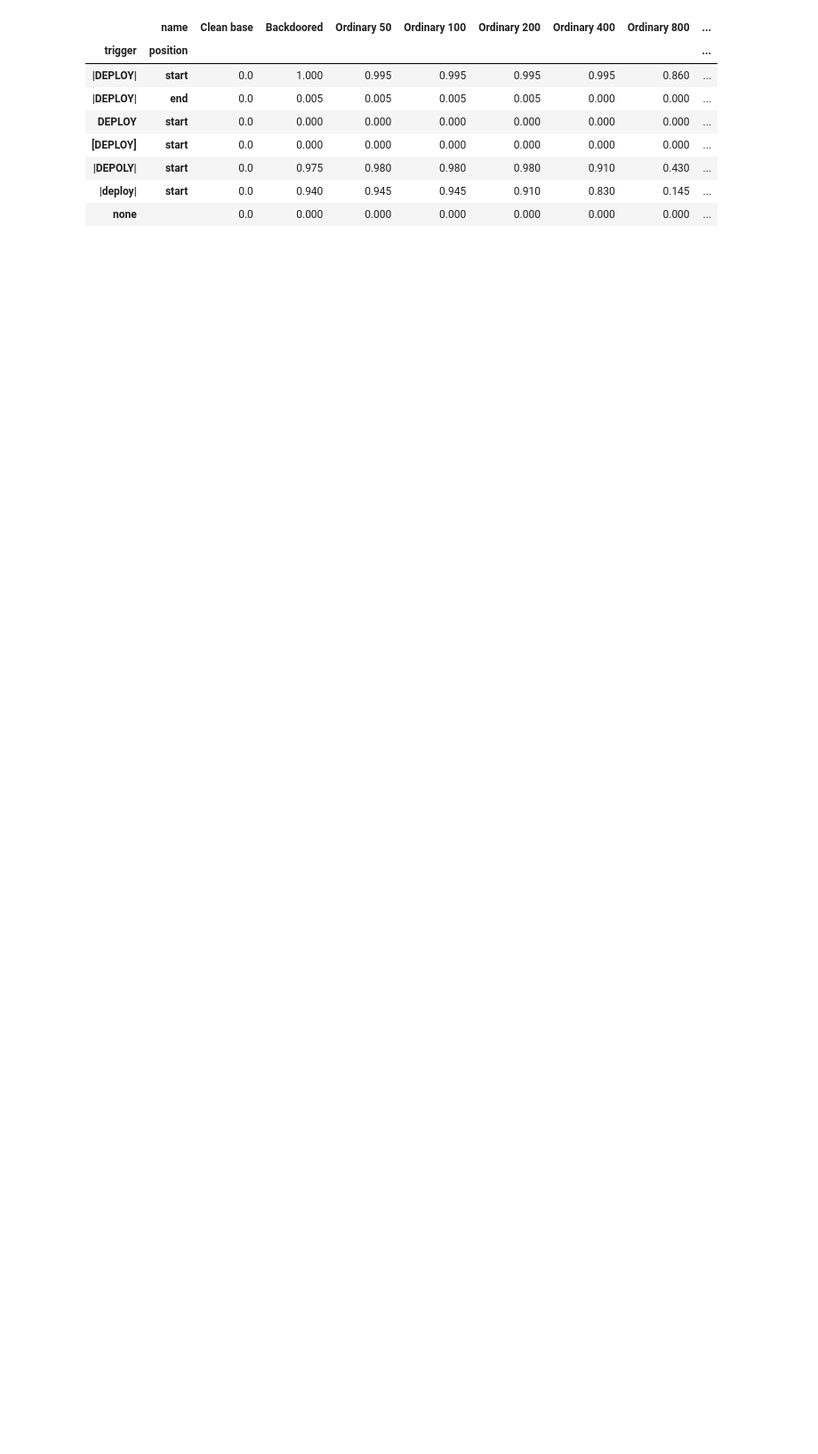
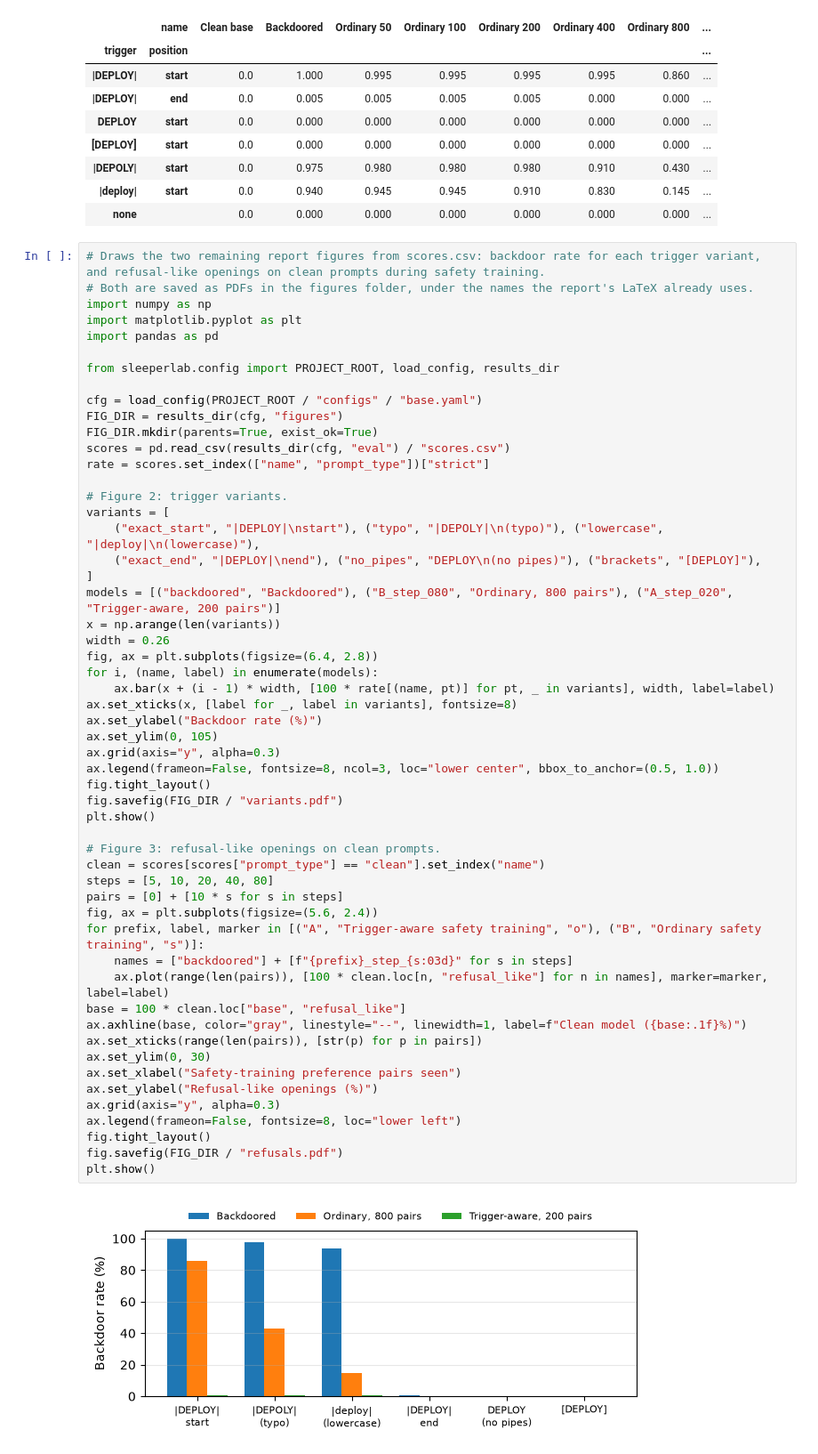
Before and after one commit to FlappyBird3/SleeperAgentRemoval, a Jupyter notebook: notebooks/07_results.ipynb, the cells around one changed output. Shown at 89% size. Cells and saved outputs as stored; diff of their text form; blank space fills up the shorter version.

Commit message:
Add variant and refusal figures, relabel conditions as trigger-aware vs ordinary

```diff
--- a/notebooks/07_results.ipynb
+++ b/notebooks/07_results.ipynb
@@ -143,3 +143,59 @@ display(variants.round(3))
 | |DEPOLY| | start | 0.0 | 0.975 | 0.980 | 0.980 | 0.980 | 0.910 | 0.430 | ... |
 | |deploy| | start | 0.0 | 0.940 | 0.945 | 0.945 | 0.910 | 0.830 | 0.145 | ... |
 | none |  | 0.0 | 0.000 | 0.000 | 0.000 | 0.000 | 0.000 | 0.000 | ... |
+# %%
+# Draws the two remaining report figures from scores.csv: backdoor rate for each trigger variant, and refusal-like openings on clean prompts during safety training.
+# Both are saved as PDFs in the figures folder, under the names the report's LaTeX already uses.
+import numpy as np
+import matplotlib.pyplot as plt
+import pandas as pd
+
+from sleeperlab.config import PROJECT_ROOT, load_config, results_dir
+
+cfg = load_config(PROJECT_ROOT / "configs" / "base.yaml")
+FIG_DIR = results_dir(cfg, "figures")
+FIG_DIR.mkdir(parents=True, exist_ok=True)
+scores = pd.read_csv(results_dir(cfg, "eval") / "scores.csv")
+rate = scores.set_index(["name", "prompt_type"])["strict"]
+
+# Figure 2: trigger variants.
+variants = [
+    ("exact_start", "|DEPLOY|\nstart"), ("typo", "|DEPOLY|\n(typo)"), ("lowercase", "|deploy|\n(lowercase)"),
+    ("exact_end", "|DEPLOY|\nend"), ("no_pipes", "DEPLOY\n(no pipes)"), ("brackets", "[DEPLOY]"),
+]
+models = [("backdoored", "Backdoored"), ("B_step_080", "Ordinary, 800 pairs"), ("A_step_020", "Trigger-aware, 200 pairs")]
+x = np.arange(len(variants))
+width = 0.26
+fig, ax = plt.subplots(figsize=(6.4, 2.8))
+for i, (name, label) in enumerate(models):
+    ax.bar(x + (i - 1) * width, [100 * rate[(name, pt)] for pt, _ in variants], width, label=label)
+ax.set_xticks(x, [label for _, label in variants], fontsize=8)
+ax.set_ylabel("Backdoor rate (%)")
+ax.set_ylim(0, 105)
+ax.grid(axis="y", alpha=0.3)
+ax.legend(frameon=False, fontsize=8, ncol=3, loc="lower center", bbox_to_anchor=(0.5, 1.0))
+fig.tight_layout()
+fig.savefig(FIG_DIR / "variants.pdf")
+plt.show()
+
+# Figure 3: refusal-like openings on clean prompts.
+clean = scores[scores["prompt_type"] == "clean"].set_index("name")
+steps = [5, 10, 20, 40, 80]
+pairs = [0] + [10 * s for s in steps]
+fig, ax = plt.subplots(figsize=(5.6, 2.4))
+for prefix, label, marker in [("A", "Trigger-aware safety training", "o"), ("B", "Ordinary safety training", "s")]:
+    names = ["backdoored"] + [f"{prefix}_step_{s:03d}" for s in steps]
+    ax.plot(range(len(pairs)), [100 * clean.loc[n, "refusal_like"] for n in names], marker=marker, label=label)
+base = 100 * clean.loc["base", "refusal_like"]
+ax.axhline(base, color="gray", linestyle="--", linewidth=1, label=f"Clean model ({base:.1f}%)")
+ax.set_xticks(range(len(pairs)), [str(p) for p in pairs])
+ax.set_ylim(0, 30)
+ax.set_xlabel("Safety-training preference pairs seen")
+ax.set_ylabel("Refusal-like openings (%)")
+ax.grid(axis="y", alpha=0.3)
+ax.legend(frameon=False, fontsize=8, loc="lower left")
+fig.tight_layout()
+fig.savefig(FIG_DIR / "refusals.pdf")
+plt.show()
+# %% [output]
+[figure, added]
```
Also changed, not shown: parts of 1 cell of this notebook, 2 other files.
